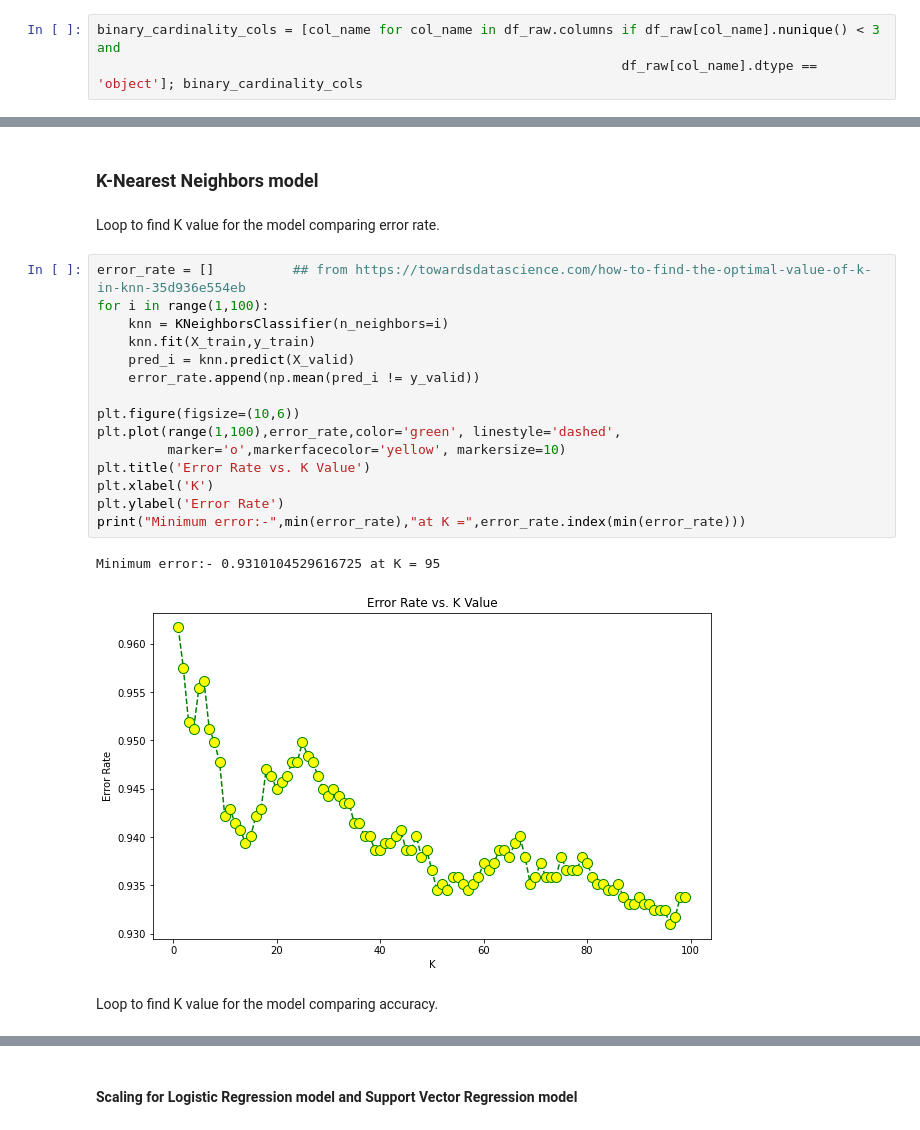
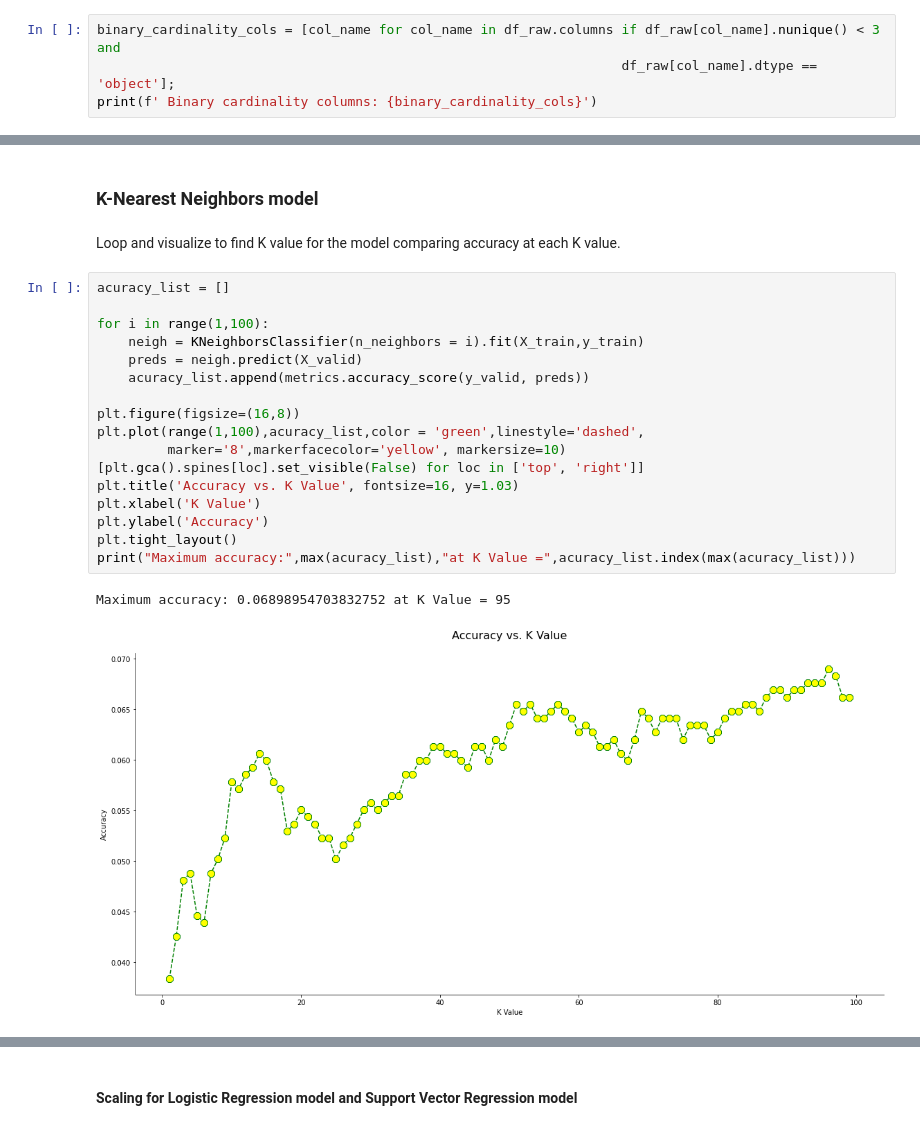
Before and after one commit to unkind58/Project_WHO_suicide_statistics_predictions, a Jupyter notebook: WHO_suicide_statistics_predictions.ipynb, the cells around one changed output, grey strips where cells are left out. Drawn from its saved outputs; the diff is of its cells as text.

```diff
--- a/WHO_suicide_statistics_predictions.ipynb
+++ b/WHO_suicide_statistics_predictions.ipynb
@@ -230,4 +146,5 @@ Column "corruption_perception" has 2484 missing values.
 # %%
 binary_cardinality_cols = [col_name for col_name in df_raw.columns if df_raw[col_name].nunique() < 3 and
-                                                                   df_raw[col_name].dtype == 'object']; binary_cardinality_cols
+                                                                   df_raw[col_name].dtype == 'object'];
+print(f' Binary cardinality columns: {binary_cardinality_cols}')
 # %% [output]
@@ -522,24 +387,24 @@ print_score(model)
 # %% [markdown]
 ### K-Nearest Neighbors model
 # %% [markdown]
-Loop to find K value for the model comparing error rate.
+Loop and visualize to find K value for the model comparing accuracy at each K value.
 # %%
-error_rate = []          ## from https://towardsdatascience.com/how-to-find-the-optimal-value-of-k-in-knn-35d936e554eb
+acuracy_list = []
+
 for i in range(1,100):
-    knn = KNeighborsClassifier(n_neighbors=i)
-    knn.fit(X_train,y_train)
-    pred_i = knn.predict(X_valid)
-    error_rate.append(np.mean(pred_i != y_valid))
+    neigh = KNeighborsClassifier(n_neighbors = i).fit(X_train,y_train)
+    preds = neigh.predict(X_valid)
+    acuracy_list.append(metrics.accuracy_score(y_valid, preds))
 
-plt.figure(figsize=(10,6))
-plt.plot(range(1,100),error_rate,color='green', linestyle='dashed',
-         marker='o',markerfacecolor='yellow', markersize=10)
-plt.title('Error Rate vs. K Value')
-plt.xlabel('K')
-plt.ylabel('Error Rate')
-print("Minimum error:-",min(error_rate),"at K =",error_rate.index(min(error_rate)))
+plt.figure(figsize=(16,8))
+plt.plot(range(1,100),acuracy_list,color = 'green',linestyle='dashed',
+         marker='8',markerfacecolor='yellow', markersize=10)
+[plt.gca().spines[loc].set_visible(False) for loc in ['top', 'right']]
+plt.title('Accuracy vs. K Value', fontsize=16, y=1.03)
+plt.xlabel('K Value')
+plt.ylabel('Accuracy')
+plt.tight_layout()
+print("Maximum accuracy:",max(acuracy_list),"at K Value =",acuracy_list.index(max(acuracy_list)))
 # %% [output]
-Minimum error:- 0.9310104529616725 at K = 95
+Maximum accuracy: 0.06898954703832752 at K Value = 95
-[figure, old version]
+[figure, new version]
-# %% [markdown]
-Loop to find K value for the model comparing accuracy.
```
Also changed, not shown: parts of 88 cells of this notebook.
